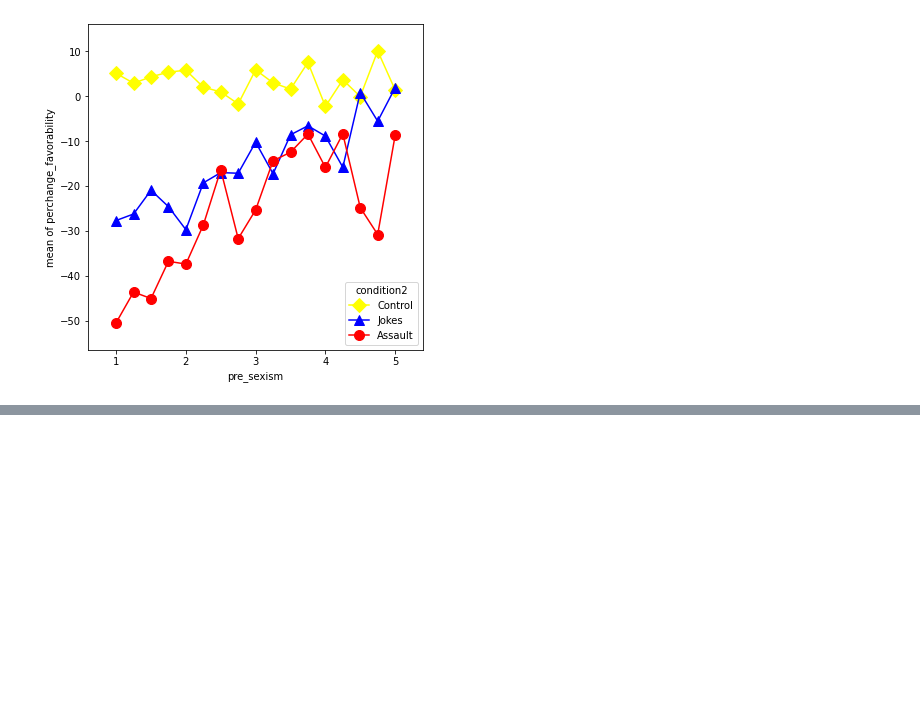
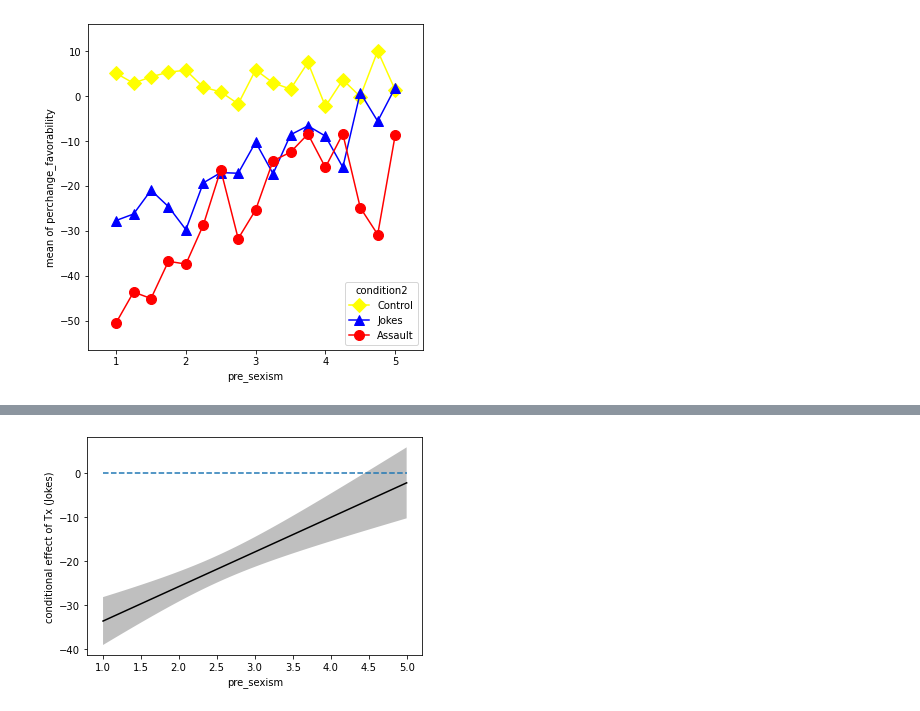
Before and after one commit to mattcingram/rep1_python, a Jupyter notebook: code/rep1_python.ipynb, the cells around one changed output, grey strips where cells are left out. Saved outputs shown, nothing was run; the diff lists cells and outputs as text; code cells hidden in the pictures; blank space fills up the shorter version.

```diff
--- a/code/rep1_python.ipynb
+++ b/code/rep1_python.ipynb
@@ -970,0 +1006,4 @@ err=1.96*consx; upperx=conbx+err; lowerx=conbx-err # notice can separate multipl
+# %%
+fig
+# %% [output]
+[figure, added]
```
Also changed, not shown: parts of 19 cells of this notebook.
